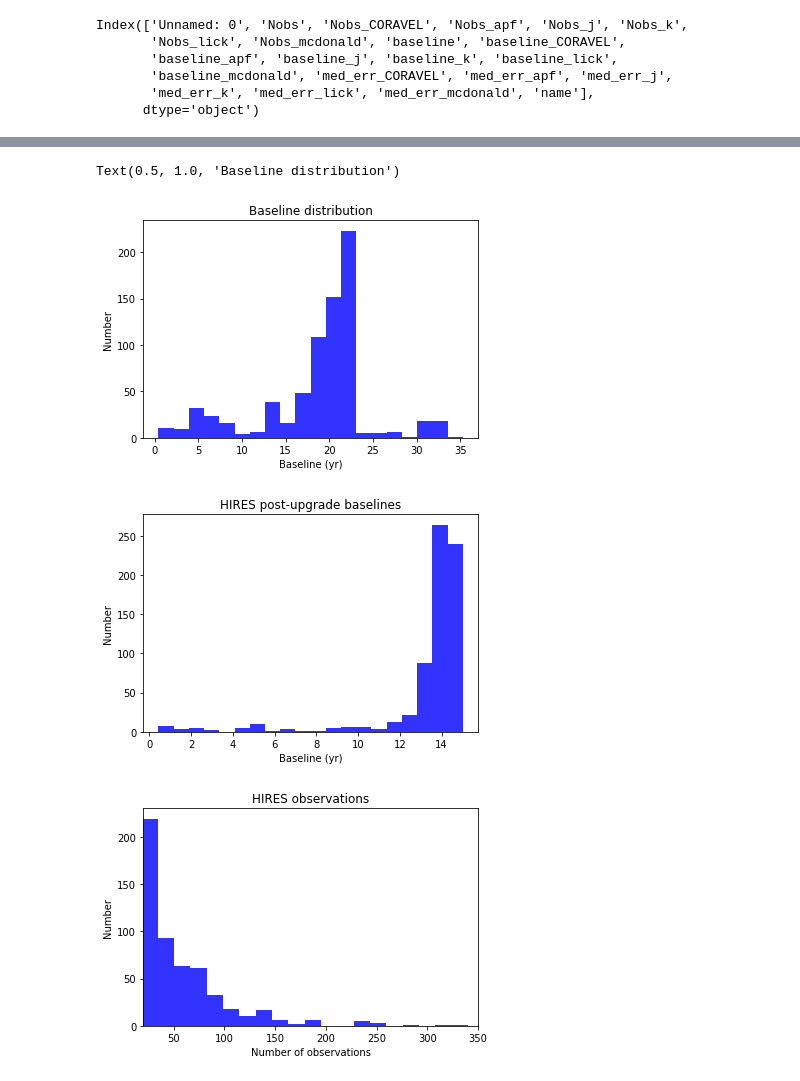
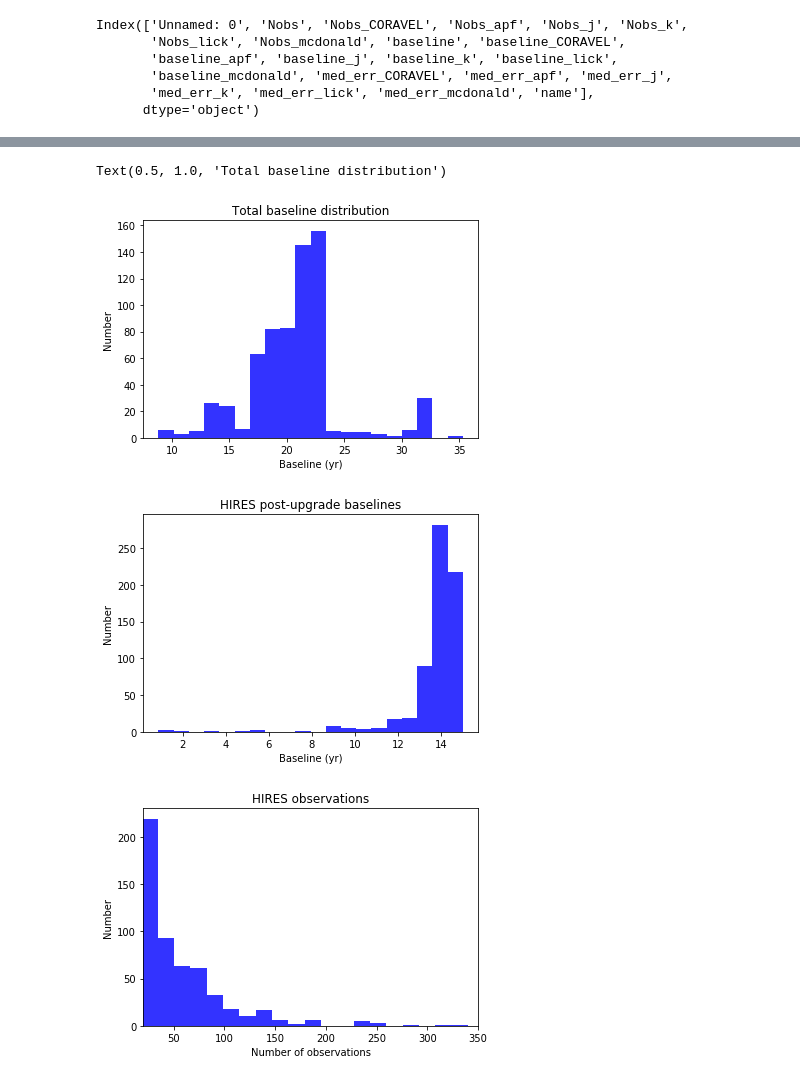
Before and after one commit to leerosenthalj/CLSI, a Jupyter notebook: Polished_exploration.ipynb, the cells around one changed output, grey strips where cells are left out. Cells and saved outputs as stored; diff of their text form; code cells hidden in the pictures.

```diff
--- a/Polished_exploration.ipynb
+++ b/Polished_exploration.ipynb
@@ -332,7 +362,7 @@ fig.savefig('planet_candidates/eccentricity_histogram_beta_fit_719.pdf')
 ## Make observational stats histograms.
 # %%
 obs_stats = pd.read_csv('legacy_tables/observation_stats.csv')
-obs_
+obs_stats = obs_stats.query('baseline > 2922 and Nobs > 17')
 obs_stats.columns
 # %% [output]
 Index(['Unnamed: 0', 'Nobs', 'Nobs_CORAVEL', 'Nobs_apf', 'Nobs_j', 'Nobs_k',
@@ -344,12 +414,12 @@ Index(['Unnamed: 0', 'Nobs', 'Nobs_CORAVEL', 'Nobs_apf', 'Nobs_j', 'Nobs_k',
 # %%
 fig, ax = plt.subplots()
 ax.hist(obs_stats.baseline/365.25, bins=20, histtype='stepfilled', color='blue',
               alpha=0.8, density=False, label='Host stars')
 ax.set(xlabel='Baseline (yr)', ylabel='Number')
-ax.set_title('Baseline distribution')
+ax.set_title('Total baseline distribution')
 # %% [output]
-Text(0.5, 1.0, 'Baseline distribution')
+Text(0.5, 1.0, 'Total baseline distribution')
-[figure, old version]
+[figure, new version]
 # %%
 fig, ax = plt.subplots()
 ax.hist(obs_stats.baseline_j/365.25, bins=20, histtype='stepfilled', color='blue',
@@ -358,7 +428,7 @@ ax.set(xlabel='Baseline (yr)', ylabel='Number')
 ax.set_title('HIRES post-upgrade baselines')
 fig.savefig('legacy_tables/hist_HIRES_post_base.pdf')
 # %% [output]
-[figure, old version]
+[figure, new version]
 # %%
 fig, ax = plt.subplots()
 ax.hist(obs_stats.Nobs_j + obs_stats.Nobs_k, bins=20, histtype='stepfilled', color='blue',
```
Also changed, not shown: parts of 9 cells of this notebook, 5 other files.
